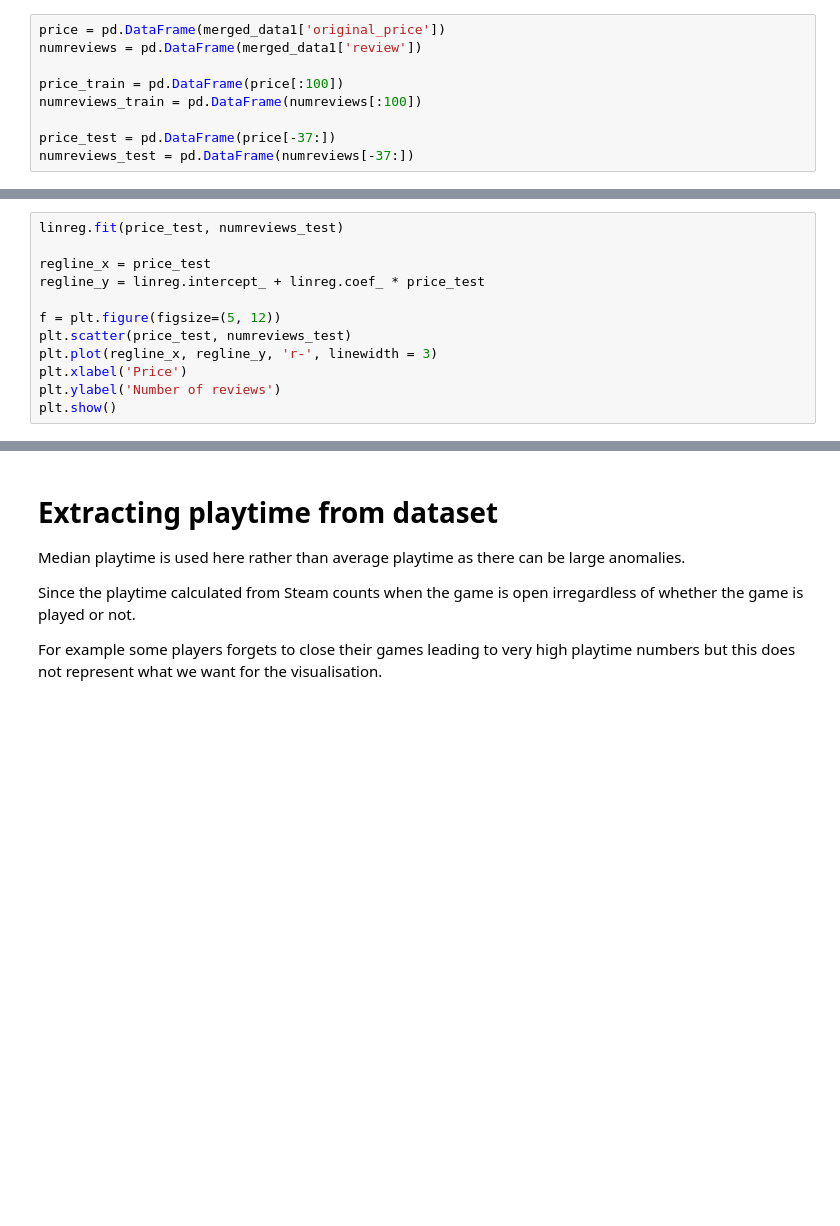
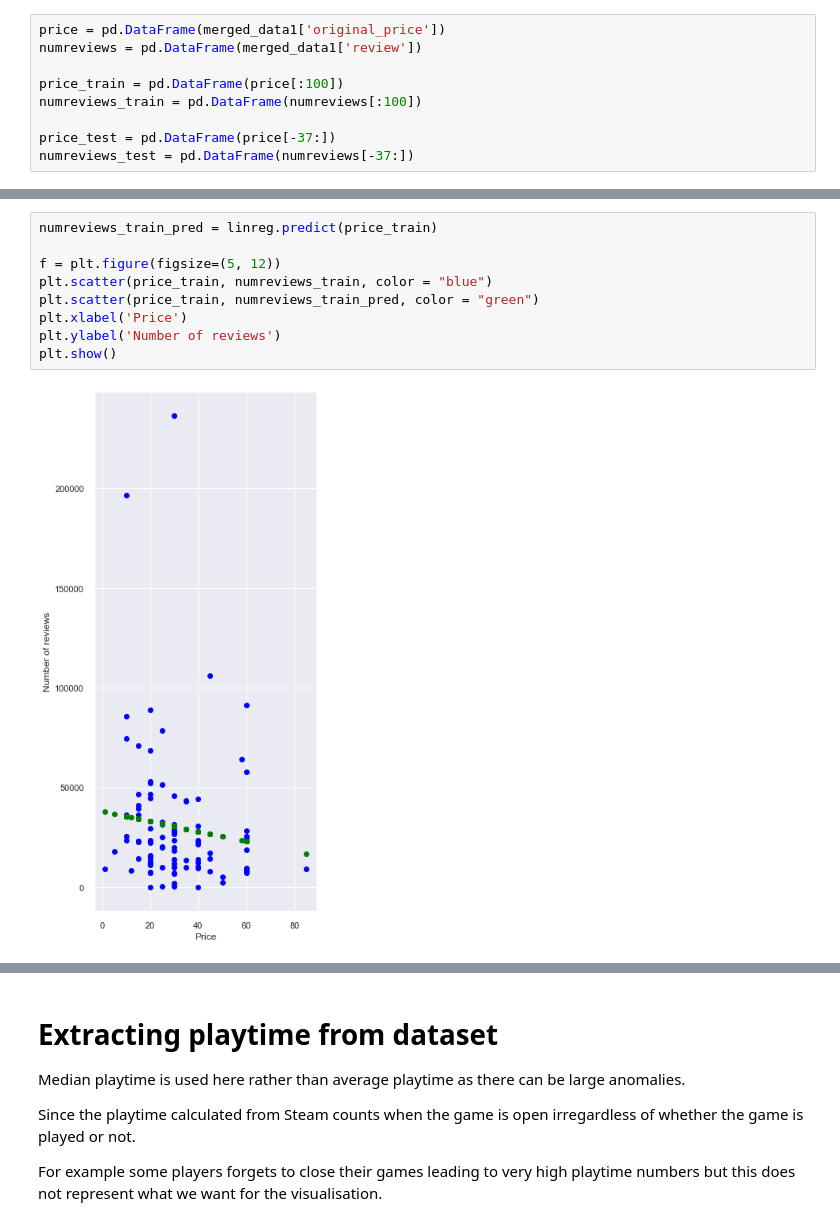
Before and after one commit to pyaepyaelily/videoGame, a Jupyter notebook: seahyida.ipynb, the cells around one changed output, grey strips where cells are left out. Cells and saved outputs as stored; diff of their text form; blank space fills up the shorter version.

```diff
--- a/seahyida.ipynb
+++ b/seahyida.ipynb
@@ -152,12 +153,0 @@ plt.show()
-# %%
-linreg.fit(price_test, numreviews_test)
-
-regline_x = price_test
-regline_y = linreg.intercept_ + linreg.coef_ * price_test
-
-f = plt.figure(figsize=(5, 12))
-plt.scatter(price_test, numreviews_test)
-plt.plot(regline_x, regline_y, 'r-', linewidth = 3)
-plt.xlabel('Price')
-plt.ylabel('Number of reviews')
-plt.show()
@@ -165,0 +160,11 @@ plt.show()
+# %%
+numreviews_train_pred = linreg.predict(price_train)
+
+f = plt.figure(figsize=(5, 12))
+plt.scatter(price_train, numreviews_train, color = "blue")
+plt.scatter(price_train, numreviews_train_pred, color = "green")
+plt.xlabel('Price')
+plt.ylabel('Number of reviews')
+plt.show()
+# %% [output]
+[figure, added]
```
Also changed, not shown: parts of 9 cells of this notebook.
